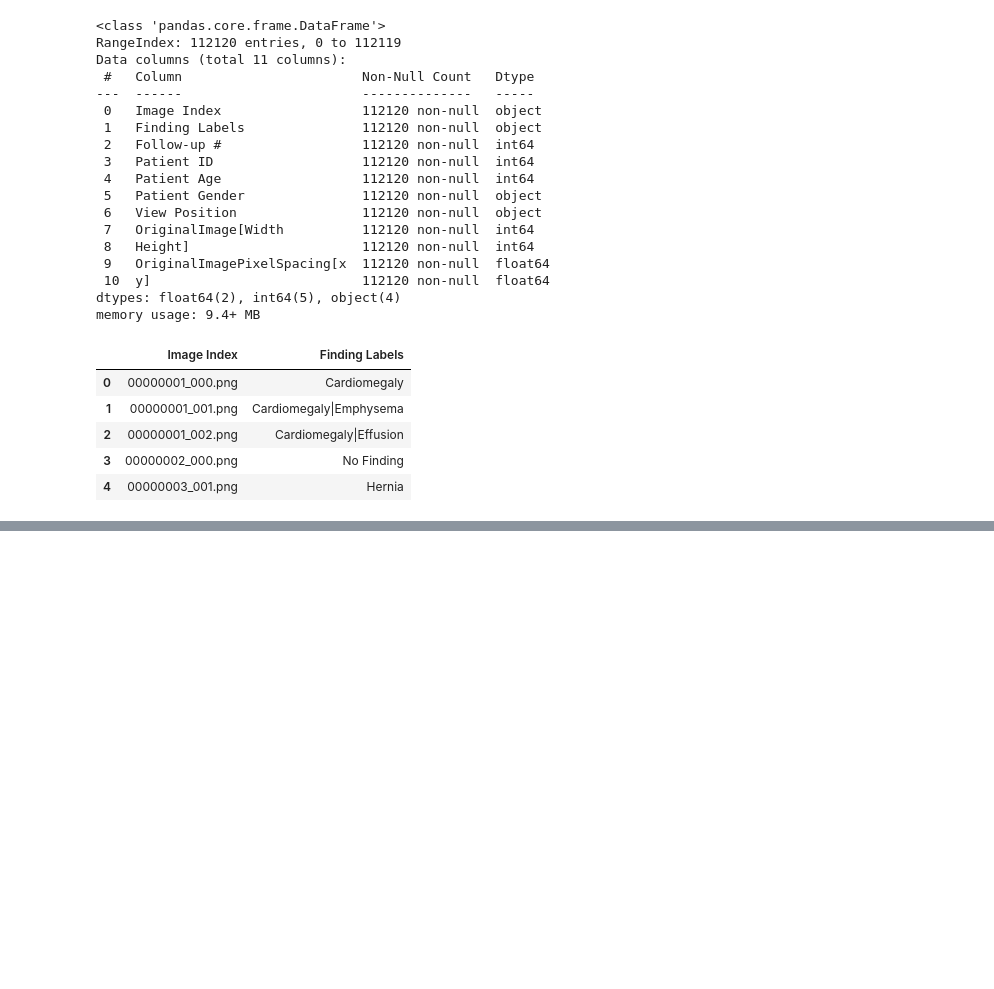
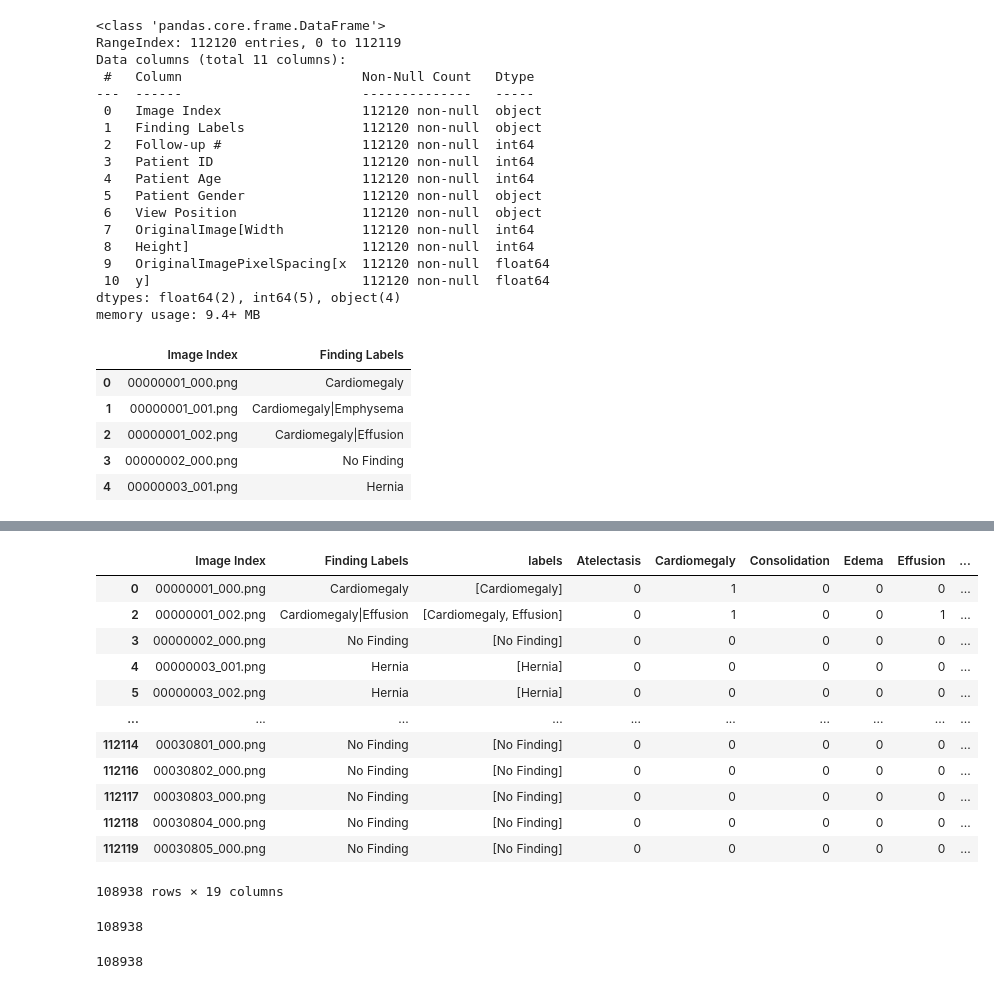
Before and after one commit to Toptopito/pneumonia_prediction, a Jupyter notebook: pneumonia_prediction_training_nih.ipynb, the cells around one changed output, grey strips where cells are left out. Cells and saved outputs as stored; diff of their text form; code cells hidden in the pictures; blank space fills up the shorter version.

```diff
--- a/pneumonia_prediction_training_nih.ipynb
+++ b/pneumonia_prediction_training_nih.ipynb
@@ -340,0 +147,24 @@ learn.export('model.pkl')
+# %%
+# Remove strata with less than 30 observations
+strata_counts = df['stratify_col'].value_counts()
+strata_to_keep = strata_counts[strata_counts >= 30].index
+df_filtered = df[df['stratify_col'].isin(strata_to_keep)]
+df_filtered
+# %% [output]
+|  | Image Index | Finding Labels | labels | Atelectasis | Cardiomegaly | Consolidation | Edema | Effusion | ... |
+| 0 | 00000001_000.png | Cardiomegaly | [Cardiomegaly] | 0 | 1 | 0 | 0 | 0 | ... |
+| 2 | 00000001_002.png | Cardiomegaly|Effusion | [Cardiomegaly, Effusion] | 0 | 1 | 0 | 0 | 1 | ... |
+| 3 | 00000002_000.png | No Finding | [No Finding] | 0 | 0 | 0 | 0 | 0 | ... |
+| 4 | 00000003_001.png | Hernia | [Hernia] | 0 | 0 | 0 | 0 | 0 | ... |
+| 5 | 00000003_002.png | Hernia | [Hernia] | 0 | 0 | 0 | 0 | 0 | ... |
+| ... | ... | ... | ... | ... | ... | ... | ... | ... | ... |
+| 112114 | 00030801_000.png | No Finding | [No Finding] | 0 | 0 | 0 | 0 | 0 | ... |
+| 112116 | 00030802_000.png | No Finding | [No Finding] | 0 | 0 | 0 | 0 | 0 | ... |
+| 112117 | 00030803_000.png | No Finding | [No Finding] | 0 | 0 | 0 | 0 | 0 | ... |
+| 112118 | 00030804_000.png | No Finding | [No Finding] | 0 | 0 | 0 | 0 | 0 | ... |
+| 112119 | 00030805_000.png | No Finding | [No Finding] | 0 | 0 | 0 | 0 | 0 | ... |
+108938 rows × 19 columns
+# %%
+df_filtered.shape[0]
+# %% [output]
+108938
@@ -340,0 +182,4 @@ learn.export('model.pkl')
+# %%
+df_filtered.shape[0]
+# %% [output]
+108938
```
Also changed, not shown: parts of 80 cells of this notebook, 24 other files.
